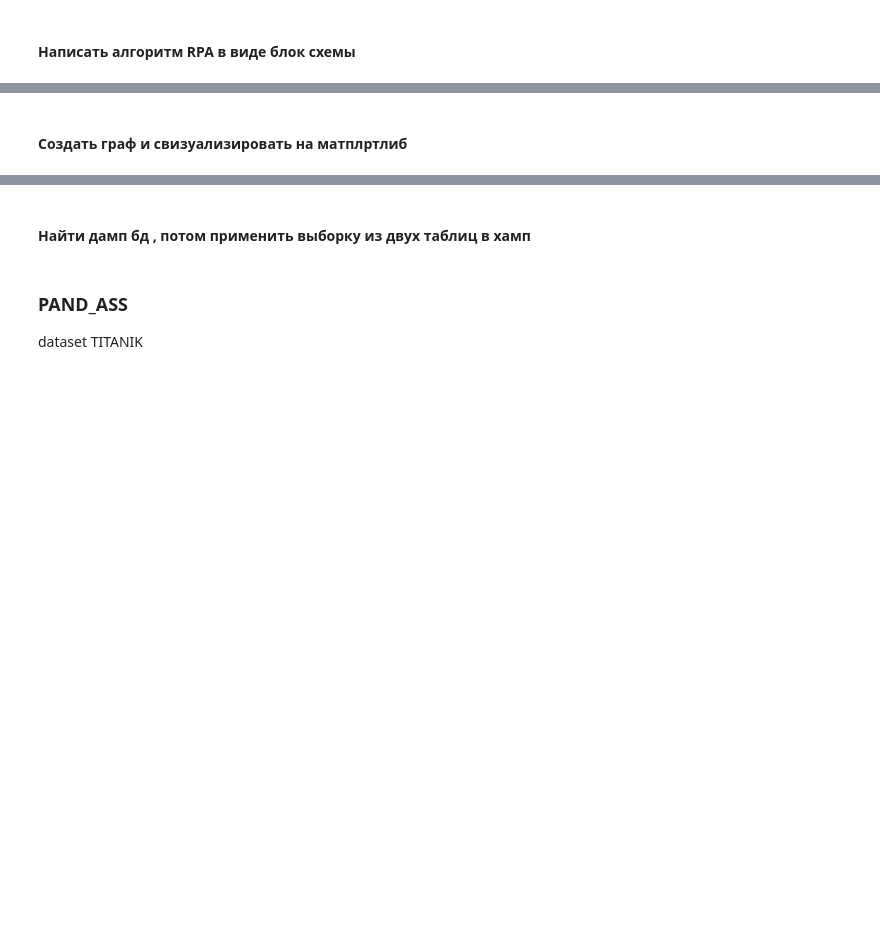
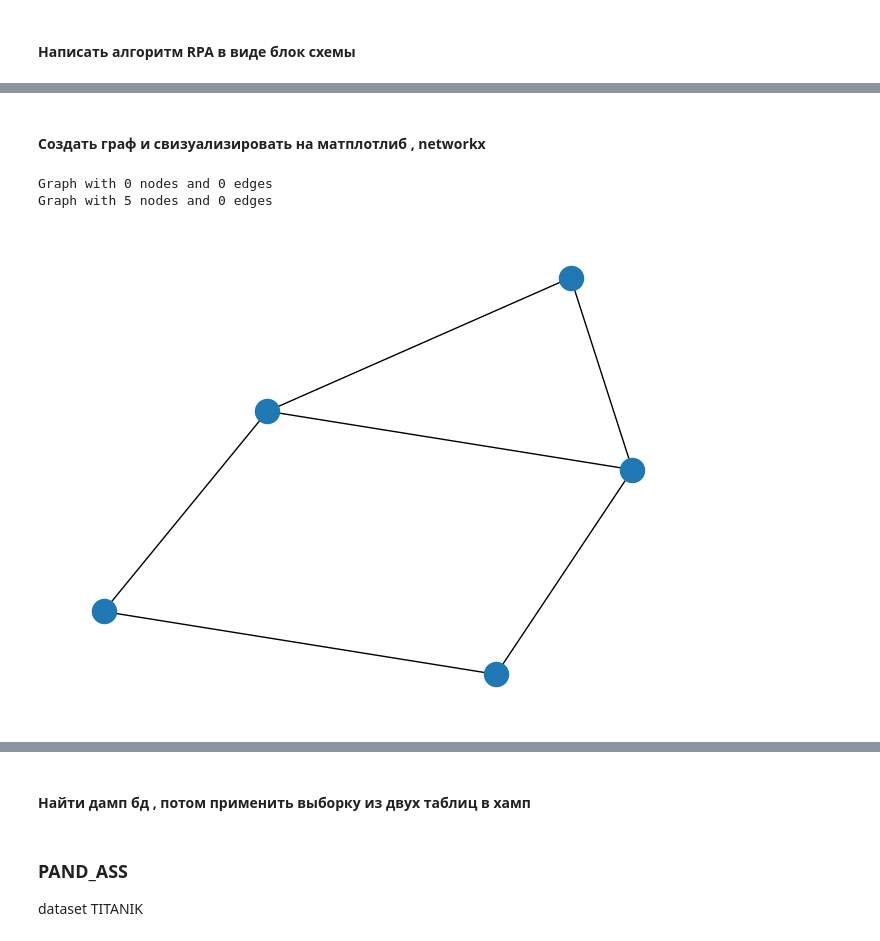
Before and after one commit to SENATOROVAI/python-Fedor, a Jupyter notebook: aditional_tasks/run.ipynb, the cells around one changed output, grey strips where cells are left out. Cells and saved outputs as stored; diff of their text form; code cells hidden in the pictures; blank space fills up the shorter version.

```diff
--- a/aditional_tasks/run.ipynb
+++ b/aditional_tasks/run.ipynb
@@ -5,2 +5,2 @@
 # %% [markdown]
-#### Создать граф и свизуализировать на матплртлиб
+#### Создать граф и свизуализировать на матплотлиб , networkx
@@ -8,0 +7,37 @@
+# %%
+import networkx as nx
+
+G = nx.Graph() #объект класса networkx.classes.graph.Graph
+print(G)
+
+#добавим узлы без ребер
+# .add_node добавляет узлы
+G.add_node("Singapore")
+G.add_node("San Francisco")
+G.add_node("Tokyo")
+
+# с помощью .add_nodes_from([item1,item2,item3]) можно добавть сразу множество узлов
+G.add_nodes_from(["Riga", "Copenhagen"])
+print(G)
+
+# когда узлы определены, нужно определить ребра и соеденить их передав узлы в функцию .add_edge()
+# или передать кортеж в функцию .add_edges_from()
+G.add_edge("Singapore","San Francisco")
+G.add_edge("San Francisco","Tokyo")
+G.add_edges_from(
+    [
+        ("Riga","Copenhagen"),
+        ("Copenhagen","Singapore"),
+        ("Singapore","Tokyo"),
+        ("Riga","San Francisco"),
+        ("San Francisco","Singapore"),
+    ]
+)
+
+# Отображение меток
+# отрисовка осуществляется с помощью nx.draw()
+nx.draw(G)
+# %% [output]
+Graph with 0 nodes and 0 edges
+Graph with 5 nodes and 0 edges
+[figure, added]
```
Also changed, not shown: parts of 5 cells of this notebook.
